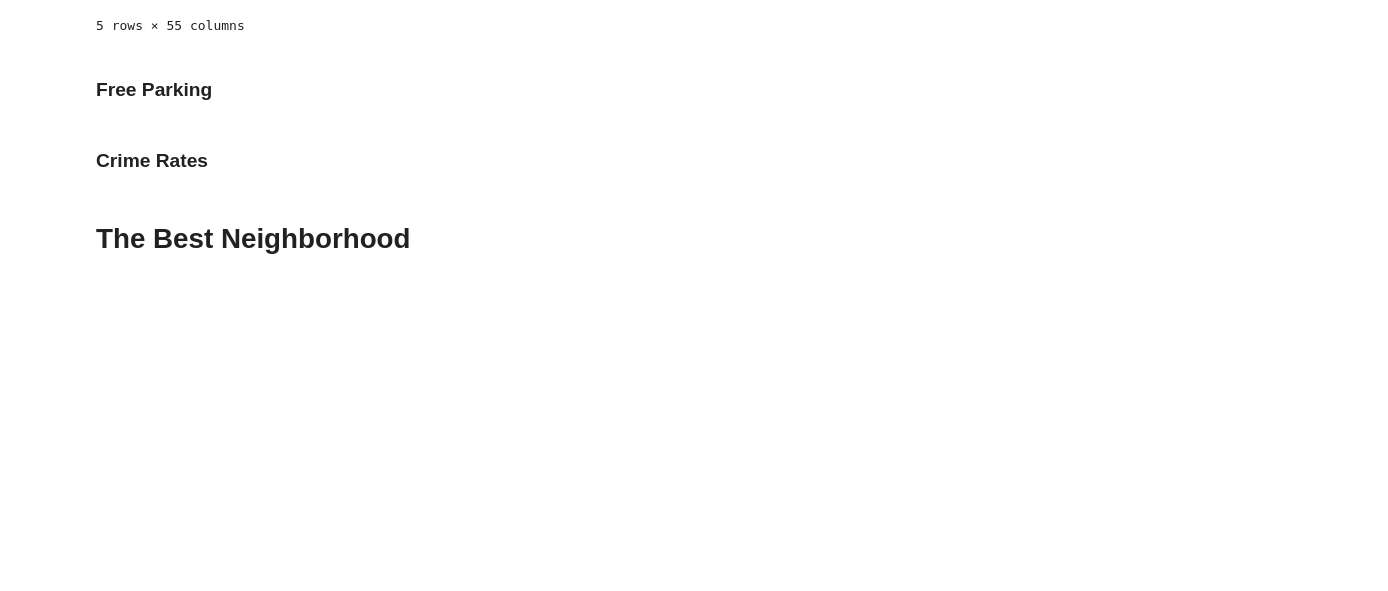
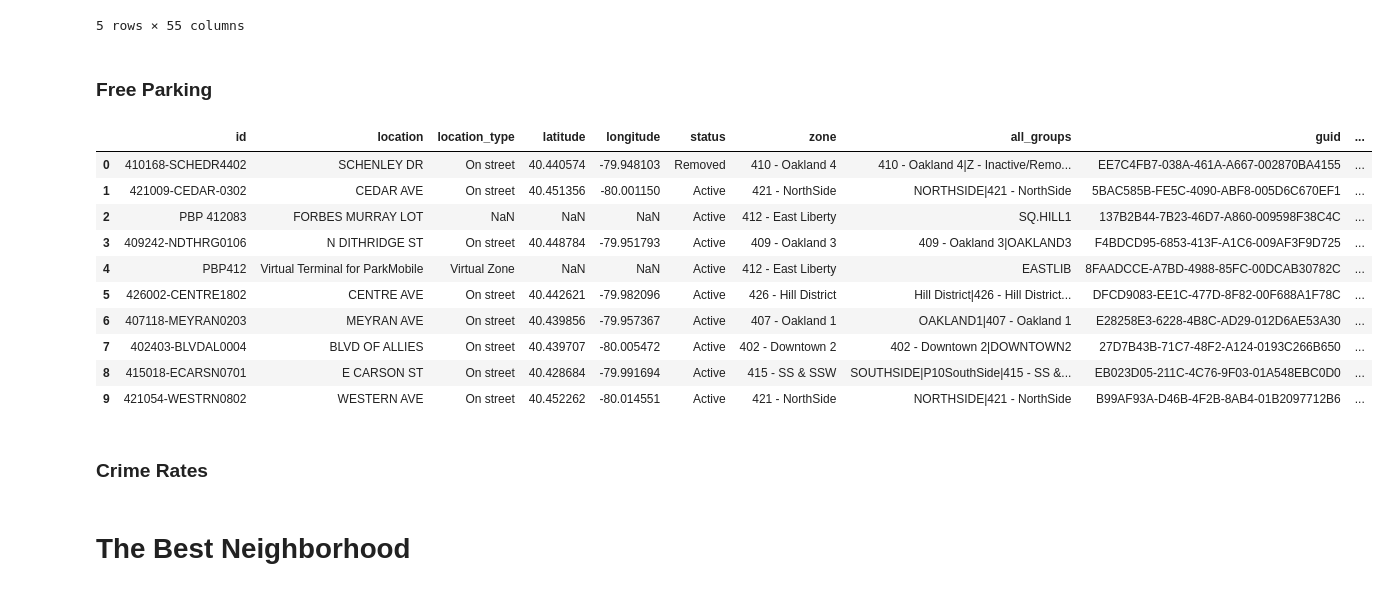
Before and after one commit to mark-sheffield/Final-Project, a Jupyter notebook: PresentationNotebook.ipynb, the cells around one changed output. Drawn from its saved outputs; the diff is of its cells as text; code cells hidden in the pictures; blank space fills up the shorter version.

```diff
--- a/PresentationNotebook.ipynb
+++ b/PresentationNotebook.ipynb
@@ -43,3 +41,19 @@ contract_rent_pandas.head()
+# %%
+#parking dataset
+meters = pd.read_csv("https://data.wprdc.org/datastore/dump/9ed126cc-3c06-496e-bd08-b7b6b14b4109")
+meters.head(10)
+# %% [output]
+|  | id | location | location_type | latitude | longitude | status | zone | all_groups | guid | ... |
+| 0 | 410168-SCHEDR4402 | SCHENLEY DR | On street | 40.440574 | -79.948103 | Removed | 410 - Oakland 4 | 410 - Oakland 4|Z - Inactive/Remo... | EE7C4FB7-038A-461A-A667-002870BA4155 | ... |
+| 1 | 421009-CEDAR-0302 | CEDAR AVE | On street | 40.451356 | -80.001150 | Active | 421 - NorthSide | NORTHSIDE|421 - NorthSide | 5BAC585B-FE5C-4090-ABF8-005D6C670EF1 | ... |
+| 2 | PBP 412083 | FORBES MURRAY LOT | NaN | NaN | NaN | Active | 412 - East Liberty | SQ.HILL1 | 137B2B44-7B23-46D7-A860-009598F38C4C | ... |
+| 3 | 409242-NDTHRG0106 | N DITHRIDGE ST | On street | 40.448784 | -79.951793 | Active | 409 - Oakland 3 | 409 - Oakland 3|OAKLAND3 | F4BDCD95-6853-413F-A1C6-009AF3F9D725 | ... |
+| 4 | PBP412 | Virtual Terminal for ParkMobile | Virtual Zone | NaN | NaN | Active | 412 - East Liberty | EASTLIB | 8FAADCCE-A7BD-4988-85FC-00DCAB30782C | ... |
+| 5 | 426002-CENTRE1802 | CENTRE AVE | On street | 40.442621 | -79.982096 | Active | 426 - Hill District | Hill District|426 - Hill District... | DFCD9083-EE1C-477D-8F82-00F688A1F78C | ... |
+| 6 | 407118-MEYRAN0203 | MEYRAN AVE | On street | 40.439856 | -79.957367 | Active | 407 - Oakland 1 | OAKLAND1|407 - Oakland 1 | E28258E3-6228-4B8C-AD29-012D6AE53A30 | ... |
+| 7 | 402403-BLVDAL0004 | BLVD OF ALLIES | On street | 40.439707 | -80.005472 | Active | 402 - Downtown 2 | 402 - Downtown 2|DOWNTOWN2 | 27D7B43B-71C7-48F2-A124-0193C266B650 | ... |
+| 8 | 415018-ECARSN0701 | E CARSON ST | On street | 40.428684 | -79.991694 | Active | 415 - SS & SSW | SOUTHSIDE|P10SouthSide|415 - SS &... | EB023D05-211C-4C76-9F03-01A548EBC0D0 | ... |
+| 9 | 421054-WESTRN0802 | WESTERN AVE | On street | 40.452262 | -80.014551 | Active | 421 - NorthSide | NORTHSIDE|421 - NorthSide | B99AF93A-D46B-4F2B-8AB4-01B2097712B6 | ... |
 # %% [markdown]
 ### Crime Rates
 # %%
```
Also changed, not shown: parts of 3 cells of this notebook.
